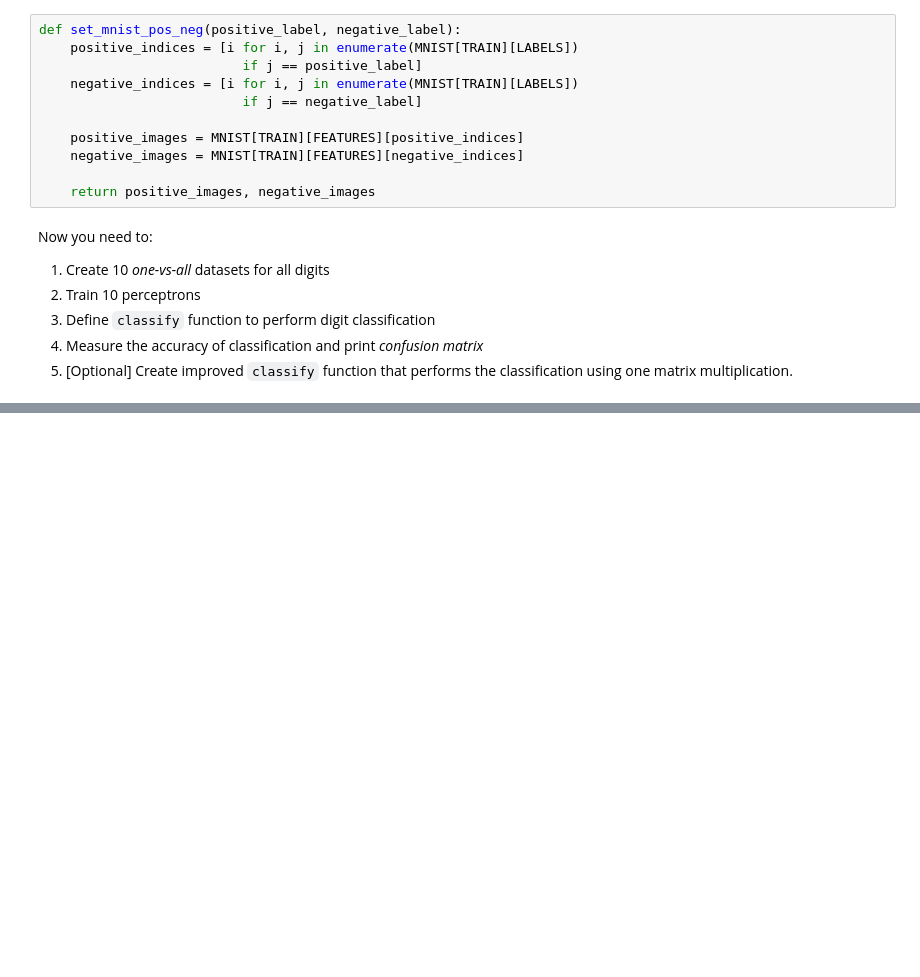
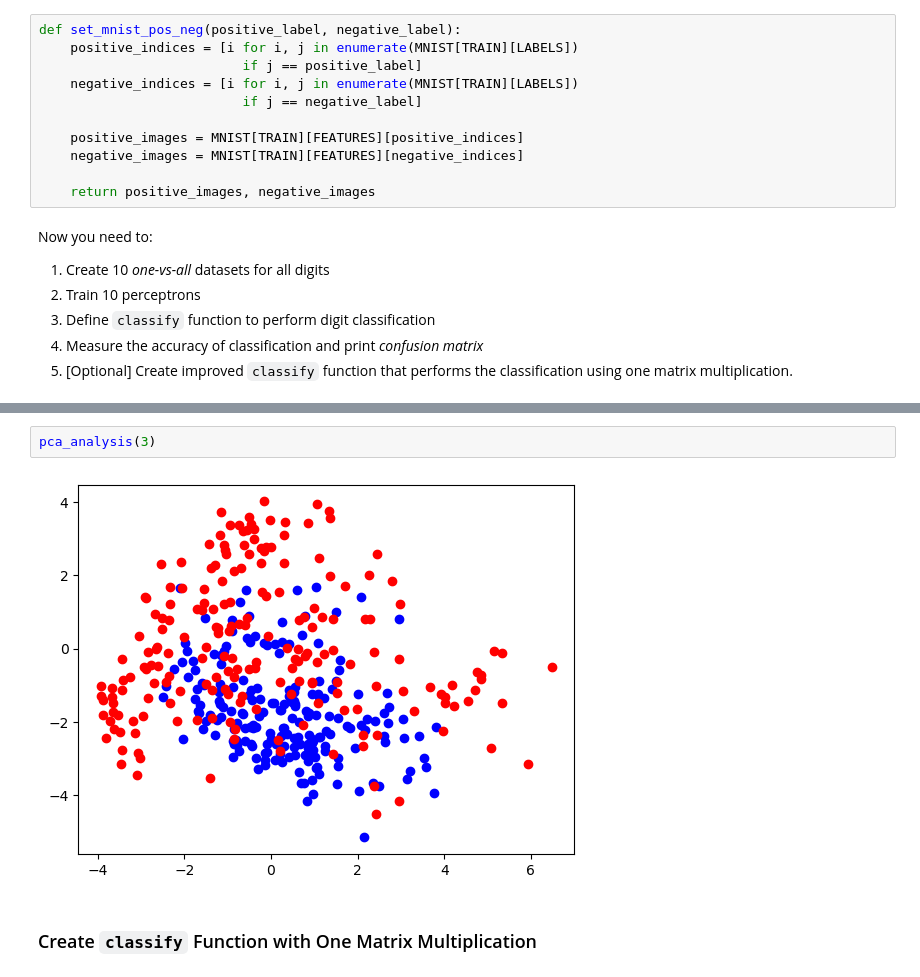
Before and after one commit to tsreaper/AI-For-Beginners, a Jupyter notebook: lessons/3-NeuralNetworks/03-Perceptron/lab/PerceptronMultiClass.ipynb, the cells around one changed output, grey strips where cells are left out. Saved outputs shown, nothing was run; the diff lists cells and outputs as text; blank space fills up the shorter version.

```diff
--- a/lessons/3-NeuralNetworks/03-Perceptron/lab/PerceptronMultiClass.ipynb
+++ b/lessons/3-NeuralNetworks/03-Perceptron/lab/PerceptronMultiClass.ipynb
@@ -103,0 +209,6 @@ Now you need to:
+# %%
+pca_analysis(3)
+# %% [output]
+[figure, added]
+# %% [markdown]
+### Create `classify` Function with One Matrix Multiplication
```
Also changed, not shown: parts of 13 cells of this notebook.
